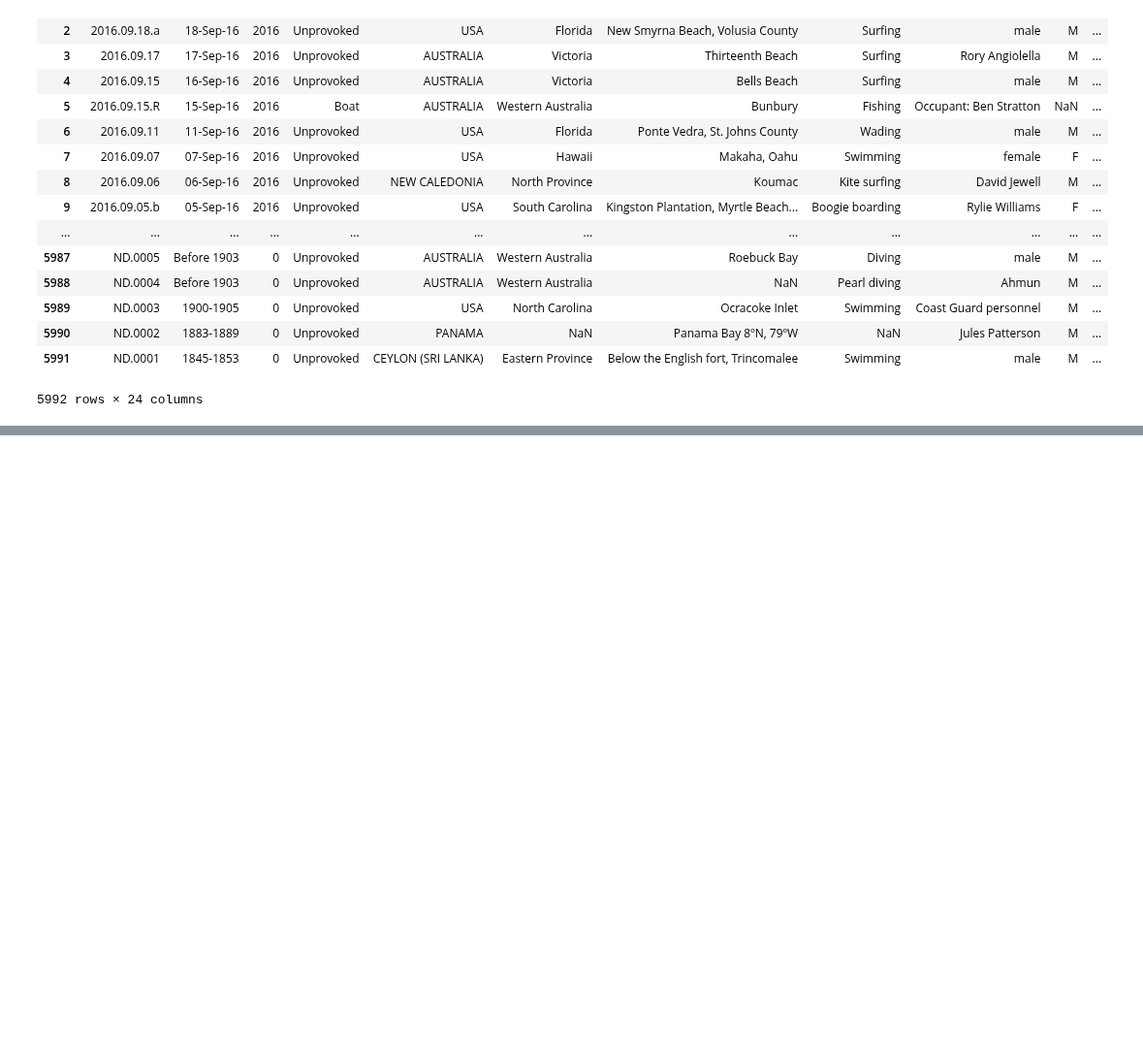
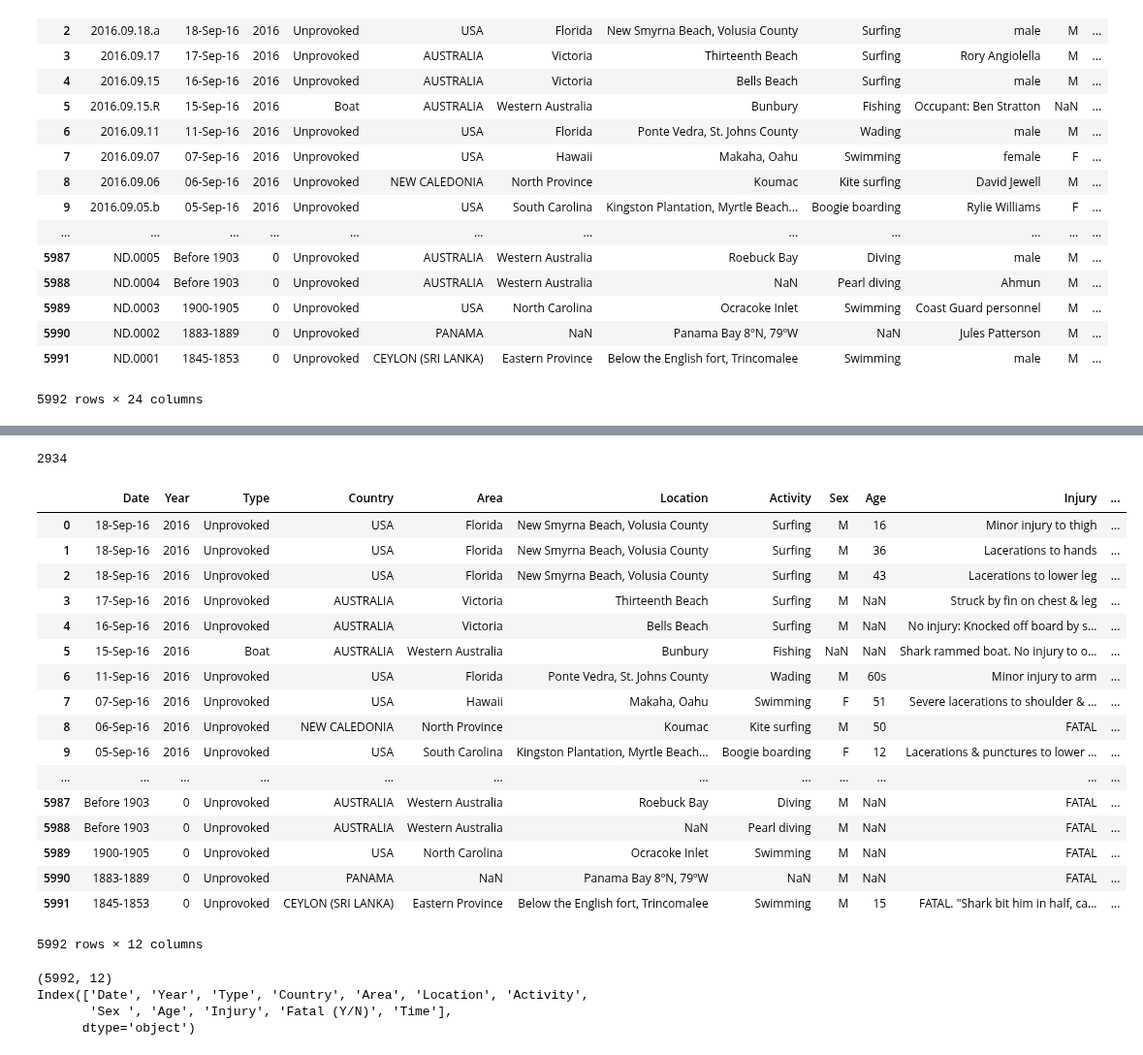
Before and after one commit to ironhack-datalabs/datamad0819, a Jupyter notebook: module-1/pandas-project/your-code/main.ipynb, the cells around one changed output, grey strips where cells are left out. Shown at 97% size. Cells and saved outputs as stored; diff of their text form; code cells hidden in the pictures; blank space fills up the shorter version.

```diff
--- a/module-1/pandas-project/your-code/main.ipynb
+++ b/module-1/pandas-project/your-code/main.ipynb
@@ -23,6 +24,3 @@ display(shdf)
 | 5990 | ND.0002 | 1883-1889 | 0 | Unprovoked | PANAMA | NaN | Panama Bay 8ºN, 79ºW | NaN | Jules Patterson | M | ... |
 | 5991 | ND.0001 | 1845-1853 | 0 | Unprovoked | CEYLON (SRI LANKA) | Eastern Province | Below the English fort, Trincomalee | Swimming | male | M | ... |
 5992 rows × 24 columns
-# %%
-shdf = df.iloc[0,0:2]
-display(shdf)
@@ -32,0 +51,7 @@ Name: 0, dtype: object
+# %%
+'''#La columna Sex y Species tienen un espacio al final, voy a renombrar varias columnas para
+#deshacerme de ese fallo y darle un properly name a las columnas que quiero usar
+
+#SEX , SPECIES
+shdf.rename(columns={"Sex ":"Sex","Species ":"Species"},inplace=True)
+shdf'''
@@ -32,0 +81,61 @@ Name: 0, dtype: object
+# %%
+shdf=shdf.rename(columns={"Species ":"Species"})
+#renombro columnas con nombre erroneo
+
+pd.isnull(shdf["Species"]).values.ravel().sum()
+#cuento cuantos nulls hay en la columna elegida
+# %% [output]
+2934
+# %%
+# cambio los valores null por "No data" por no eliminar casi 3000 registros, que aunque
+# el dato de esa columna no es decisivo para mi estudio quiero conservar esas filas.
+shdf["Species"].fillna("NO DATA")
+
+#al ver el output, decido no tener en cuenta la columna especies
+shdf=shdf.drop(["Species"],axis=1)
+# %%
+# al ver el output decido eliminar más columnas malvadas
+
+# case number, name, investigtor or source, pdf,
+# href formula, href, case number 1, case number 2, original order, unnamed22, unnamed 23
+shdf=shdf.drop(["Case Number"],axis=1)
+shdf=shdf.drop(["Name"],axis=1)
+shdf=shdf.drop(["Investigator or Source"],axis=1)
+shdf=shdf.drop(["pdf"],axis=1)
+shdf=shdf.drop(["href formula"],axis=1)
+shdf=shdf.drop(["href"],axis=1)
+shdf=shdf.drop(["Case Number.1"],axis=1)
+shdf=shdf.drop(["Case Number.2"],axis=1)
+shdf=shdf.drop(["original order"],axis=1)
+shdf=shdf.drop(["Unnamed: 22"],axis=1)
+shdf=shdf.drop(["Unnamed: 23"],axis=1)
+
+shdf
+# %% [output]
+|  | Date | Year | Type | Country | Area | Location | Activity | Sex | Age | Injury | ... |
+| 0 | 18-Sep-16 | 2016 | Unprovoked | USA | Florida | New Smyrna Beach, Volusia County | Surfing | M | 16 | Minor injury to thigh | ... |
+| 1 | 18-Sep-16 | 2016 | Unprovoked | USA | Florida | New Smyrna Beach, Volusia County | Surfing | M | 36 | Lacerations to hands | ... |
+| 2 | 18-Sep-16 | 2016 | Unprovoked | USA | Florida | New Smyrna Beach, Volusia County | Surfing | M | 43 | Lacerations to lower leg | ... |
+| 3 | 17-Sep-16 | 2016 | Unprovoked | AUSTRALIA | Victoria | Thirteenth Beach | Surfing | M | NaN | Struck by fin on chest & leg | ... |
+| 4 | 16-Sep-16 | 2016 | Unprovoked | AUSTRALIA | Victoria | Bells Beach | Surfing | M | NaN | No injury: Knocked off board by s... | ... |
+| 5 | 15-Sep-16 | 2016 | Boat | AUSTRALIA | Western Australia | Bunbury | Fishing | NaN | NaN | Shark rammed boat. No injury to o... | ... |
+| 6 | 11-Sep-16 | 2016 | Unprovoked | USA | Florida | Ponte Vedra, St. Johns County | Wading | M | 60s | Minor injury to arm | ... |
+| 7 | 07-Sep-16 | 2016 | Unprovoked | USA | Hawaii | Makaha, Oahu | Swimming | F | 51 | Severe lacerations to shoulder & ... | ... |
+| 8 | 06-Sep-16 | 2016 | Unprovoked | NEW CALEDONIA | North Province | Koumac | Kite surfing | M | 50 | FATAL | ... |
+| 9 | 05-Sep-16 | 2016 | Unprovoked | USA | South Carolina | Kingston Plantation, Myrtle Beach... | Boogie boarding | F | 12 | Lacerations & punctures to lower ... | ... |
+| ... | ... | ... | ... | ... | ... | ... | ... | ... | ... | ... | ... |
+| 5987 | Before 1903 | 0 | Unprovoked | AUSTRALIA | Western Australia | Roebuck Bay | Diving | M | NaN | FATAL | ... |
+| 5988 | Before 1903 | 0 | Unprovoked | AUSTRALIA | Western Australia | NaN | Pearl diving | M | NaN | FATAL | ... |
+| 5989 | 1900-1905 | 0 | Unprovoked | USA | North Carolina | Ocracoke Inlet | Swimming | M | NaN | FATAL | ... |
+| 5990 | 1883-1889 | 0 | Unprovoked | PANAMA | NaN | Panama Bay 8ºN, 79ºW | NaN | M | NaN | FATAL | ... |
+| 5991 | 1845-1853 | 0 | Unprovoked | CEYLON (SRI LANKA) | Eastern Province | Below the English fort, Trincomalee | Swimming | M | 15 | FATAL. "Shark bit him in half, ca... | ... |
+5992 rows × 12 columns
+# %%
+print(shdf.shape)
+print(shdf.columns)
+# compruebo como ha quedado el dataframe
+# %% [output]
+(5992, 12)
+Index(['Date', 'Year', 'Type', 'Country', 'Area', 'Location', 'Activity',
+       'Sex ', 'Age', 'Injury', 'Fatal (Y/N)', 'Time'],
+      dtype='object')
```
Also changed, not shown: parts of 9 cells of this notebook.
